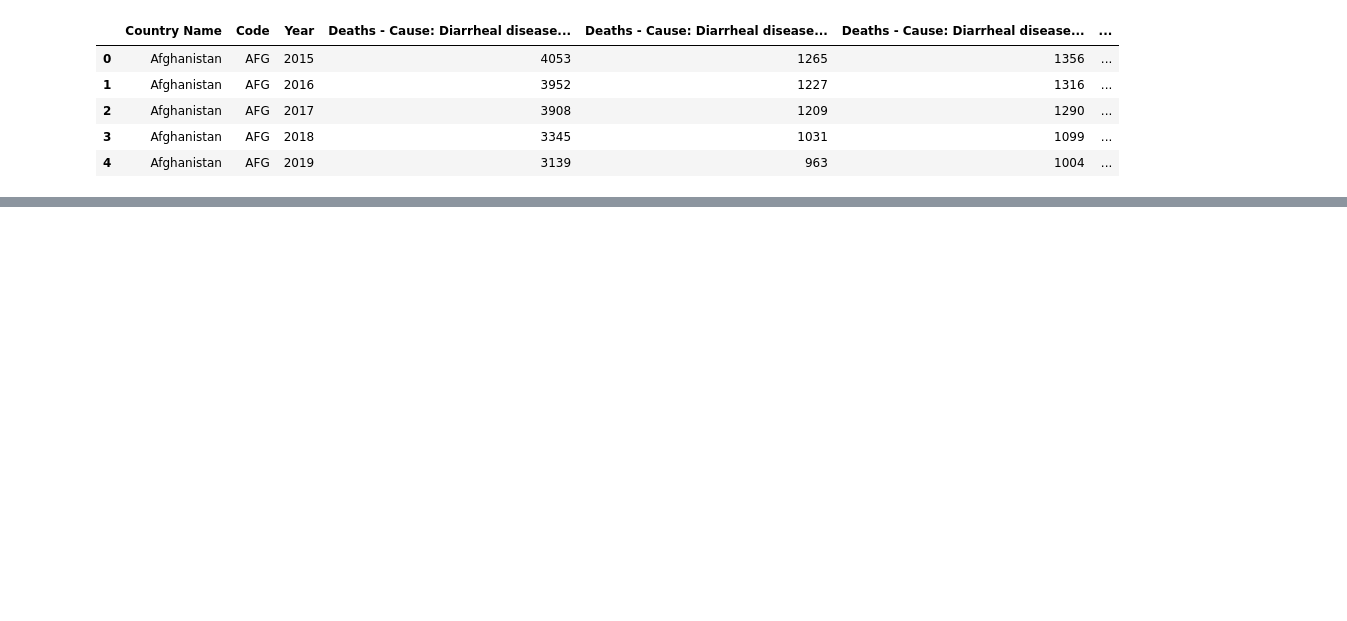
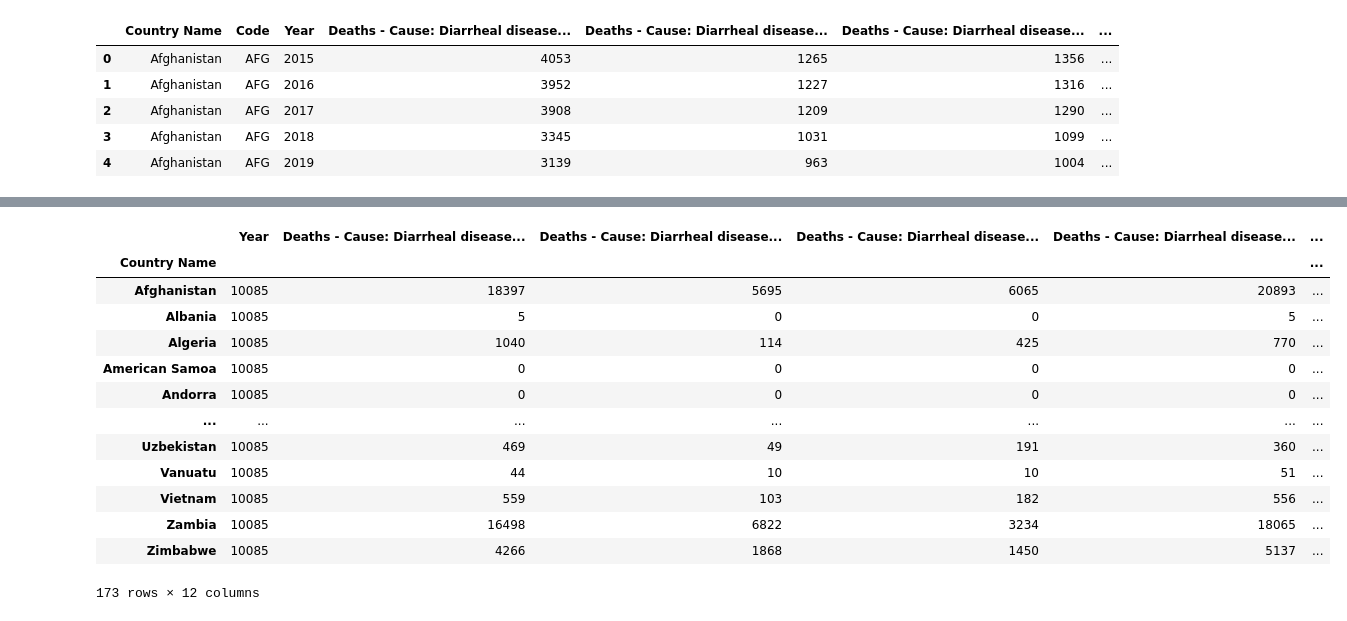
Before and after one commit to RHockley/Project-1-Water-Source-Mortality, a Jupyter notebook: Work_Folder/Visuals.ipynb, the cells around one changed output, grey strips where cells are left out. Saved outputs shown, nothing was run; the diff lists cells and outputs as text; code cells hidden in the pictures; blank space fills up the shorter version.

```diff
--- a/Work_Folder/Visuals.ipynb
+++ b/Work_Folder/Visuals.ipynb
@@ -21,0 +39,23 @@ cleaner_df.head()
+# %%
+overall_df = data_df.copy()
+# %%
+grouped_overall_df = overall_df.groupby(["Country Name"]).sum()
+# %%
+group_all = grouped_overall_df[grouped_overall_df.index != 'World']
+# %%
+group_all
+# %% [output]
+|  | Year | Deaths - Cause: Diarrheal disease... | Deaths - Cause: Diarrheal disease... | Deaths - Cause: Diarrheal disease... | Deaths - Cause: Diarrheal disease... | ... |
+| Country Name |  |  |  |  |  | ... |
+| Afghanistan | 10085 | 18397 | 5695 | 6065 | 20893 | ... |
+| Albania | 10085 | 5 | 0 | 0 | 5 | ... |
+| Algeria | 10085 | 1040 | 114 | 425 | 770 | ... |
+| American Samoa | 10085 | 0 | 0 | 0 | 0 | ... |
+| Andorra | 10085 | 0 | 0 | 0 | 0 | ... |
+| ... | ... | ... | ... | ... | ... | ... |
+| Uzbekistan | 10085 | 469 | 49 | 191 | 360 | ... |
+| Vanuatu | 10085 | 44 | 10 | 10 | 51 | ... |
+| Vietnam | 10085 | 559 | 103 | 182 | 556 | ... |
+| Zambia | 10085 | 16498 | 6822 | 3234 | 18065 | ... |
+| Zimbabwe | 10085 | 4266 | 1868 | 1450 | 5137 | ... |
+173 rows × 12 columns
```
Also changed, not shown: parts of 54 cells of this notebook, 15 other files.
